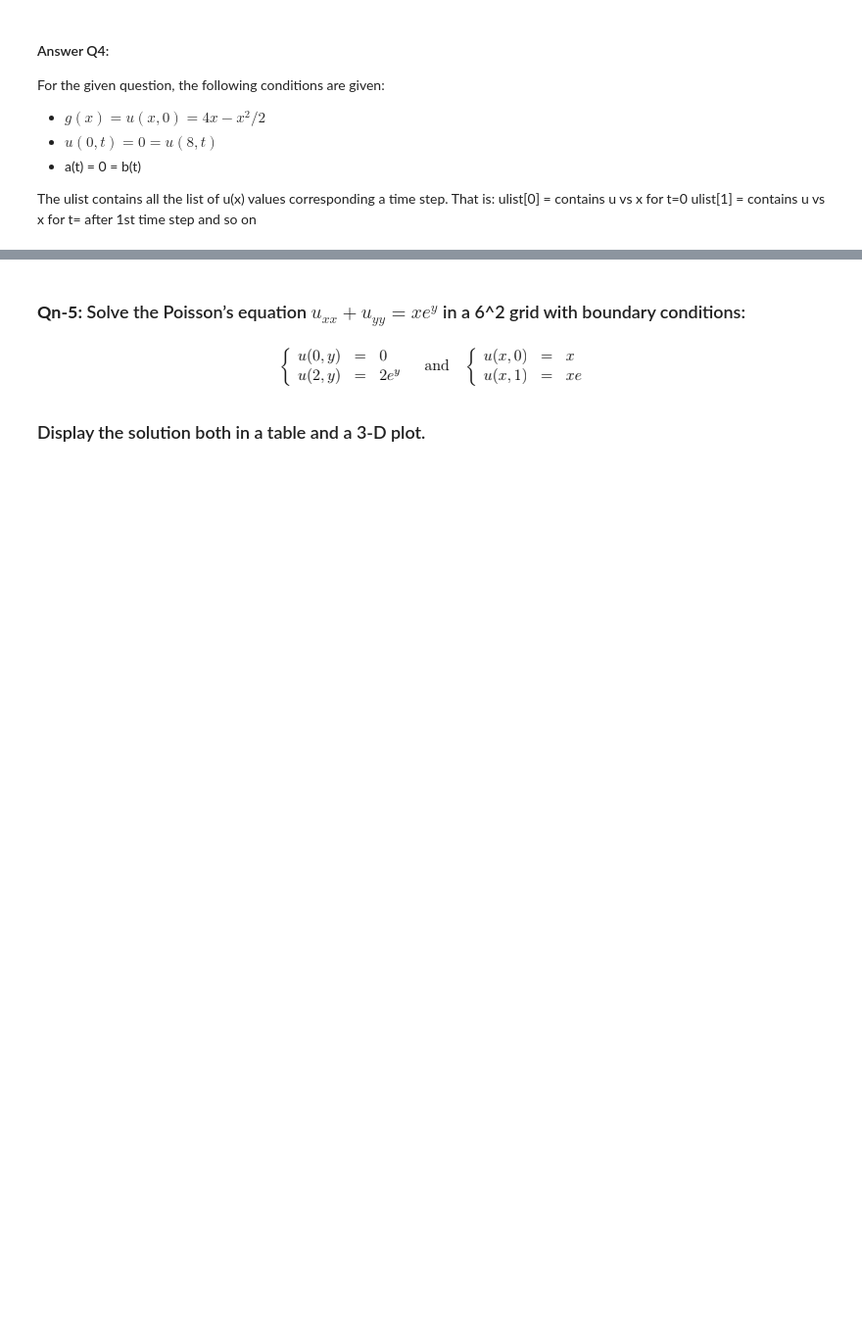
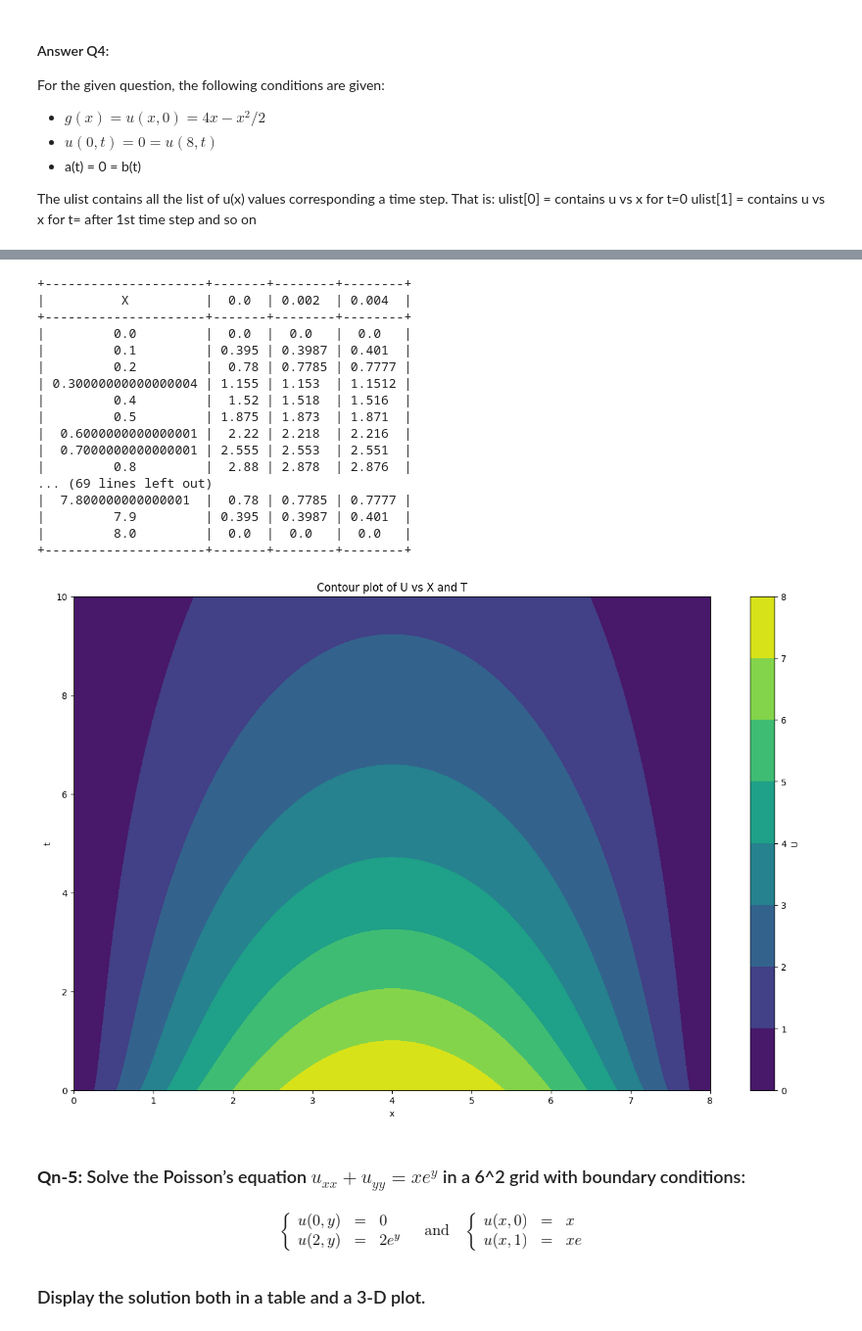
Before and after one commit to ananthapadmanabhan18/P452_Computational_Physics, a Jupyter notebook: Assignments/Assignment-1/Answers_asgn1.ipynb, the cells around one changed output, grey strips where cells are left out. Shown: that part at 98% size. Cells and saved outputs as stored; diff of their text form; code cells hidden in the pictures; blank space fills up the shorter version.

```diff
--- a/Assignments/Assignment-1/Answers_asgn1.ipynb
+++ b/Assignments/Assignment-1/Answers_asgn1.ipynb
@@ -208,3 +183,60 @@ plt.show()
+# %%
+from prettytable import PrettyTable
+def g(x):
+    return (4*x) - (x**2)/2
+'''
+Defining the limits and Number of subintervals and other parameters
+'''
+x0 = 0
+xN = 8
+Nx = 80
+Nt = 5000
+T = 10
+'''
+Calculating the solution using Crank-Nicholson Method
+'''
+alpha = (T/Nt)/(((xN-x0)/Nx)**2)
+X,T,U = crank_nicholson(g, x0, xN, Nx, Nt, T, alpha)
+'''
+Tabulating the Results
+'''
+print("The table below shows the solution of the heat equation using Crank-Nicholson Method for few time steps")
+table = PrettyTable()
+table.field_names = ['X', f"Time step = {T[0]}",f"Time step = {T[1]}",f"Time step = {T[2]}"]
+for i in range(len(X)):
+    table.add_row([X[i], round(U[0][i],4), round(U[1][i],4), round(U[2][i],4)])
+print(table)
+'''
+PLotting the contour plots
+'''
+import matplotlib.pyplot as plt
+# Contour plot of T
+plt.figure(figsize=(16,10))
+plt.contourf(X, T, U, cmap='viridis')
+plt.xlabel('x')
+plt.ylabel('t')
+plt.title('Contour plot of U vs X and T')
+plt.colorbar(label='U')
+plt.show()
+# %% [output]
++---------------------+-------+--------+--------+
+|          X          |  0.0  | 0.002  | 0.004  |
++---------------------+-------+--------+--------+
+|         0.0         |  0.0  |  0.0   |  0.0   |
+|         0.1         | 0.395 | 0.3987 | 0.401  |
+|         0.2         |  0.78 | 0.7785 | 0.7777 |
+| 0.30000000000000004 | 1.155 | 1.153  | 1.1512 |
+|         0.4         |  1.52 | 1.518  | 1.516  |
+|         0.5         | 1.875 | 1.873  | 1.871  |
+|  0.6000000000000001 |  2.22 | 2.218  | 2.216  |
+|  0.7000000000000001 | 2.555 | 2.553  | 2.551  |
+|         0.8         |  2.88 | 2.878  | 2.876  |
+... (69 lines left out)
+|  7.800000000000001  |  0.78 | 0.7785 | 0.7777 |
+|         7.9         | 0.395 | 0.3987 | 0.401  |
+|         8.0         |  0.0  |  0.0   |  0.0   |
++---------------------+-------+--------+--------+
+[figure, added]
 # %% [markdown]
 ### __Qn-5:__ Solve the Poisson’s equation $u_{xx}+u_{yy} = xe^y$ in a 6^2 grid with boundary conditions:
 ***<p style="text-align: center;">![image.png](attachment:image.png)</p>***
```
Also changed, not shown: parts of 1 cell of this notebook, 2 other files.
